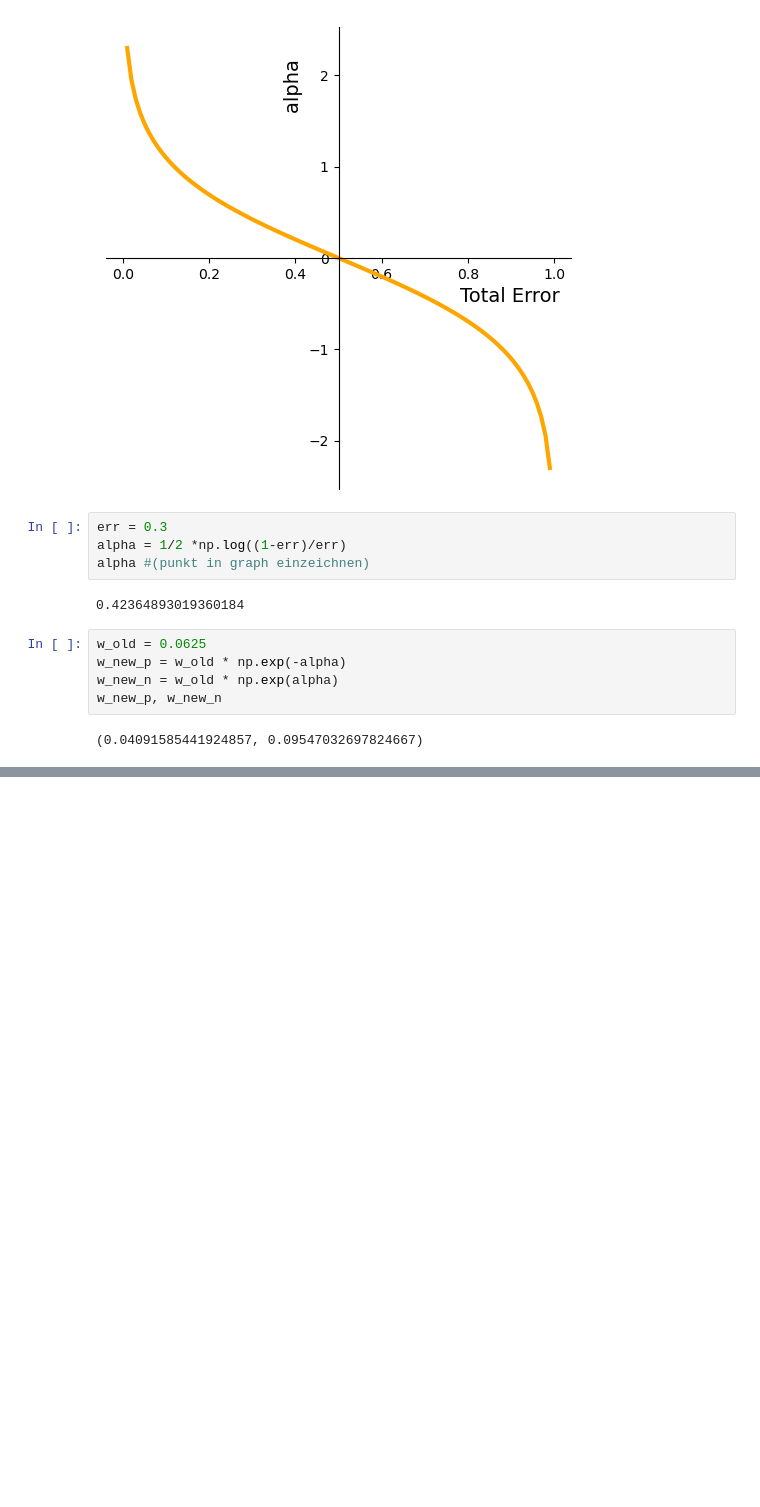
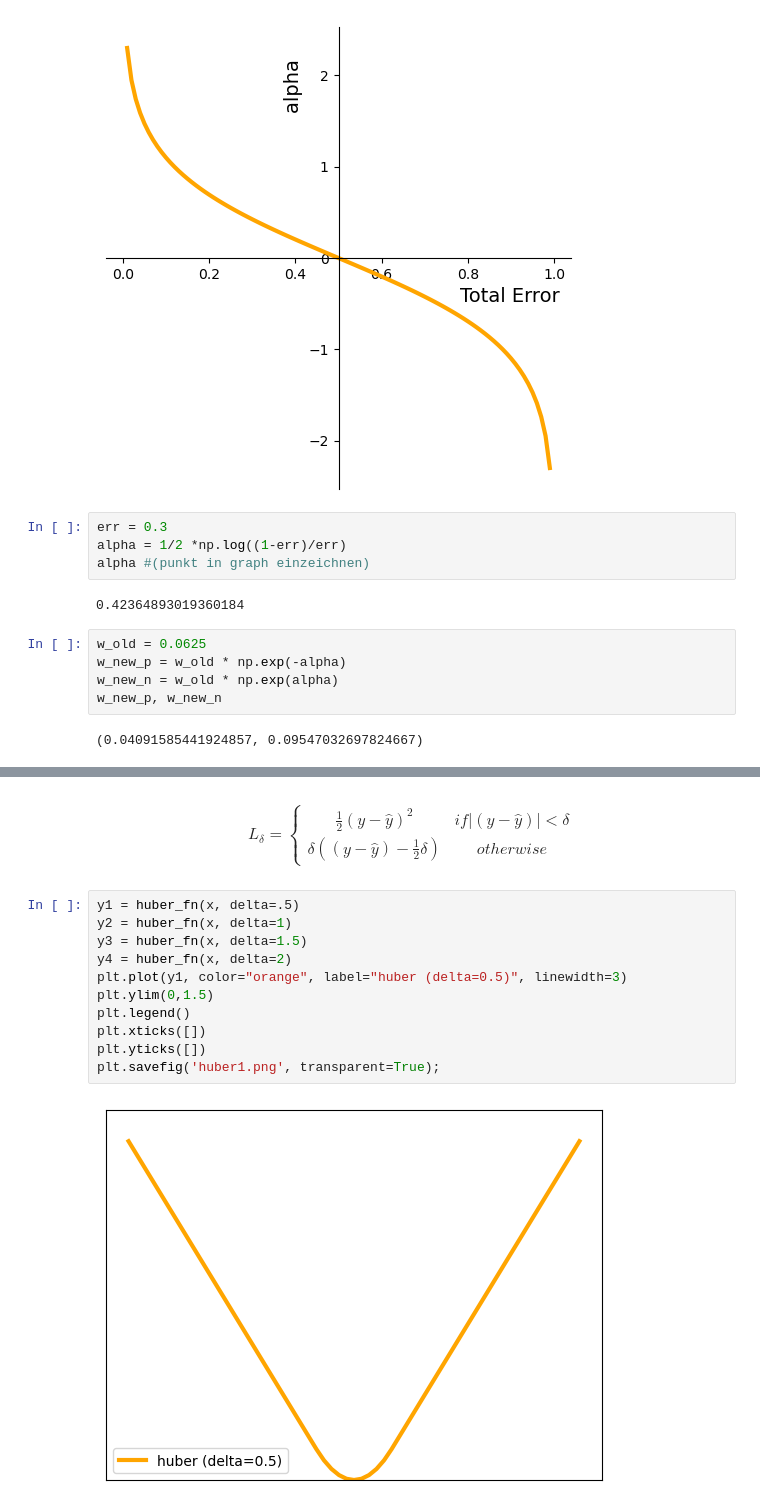
Before and after one commit to froukje/datamapu, a Jupyter notebook: notebooks/plots.ipynb, the cells around one changed output, grey strips where cells are left out. Saved outputs shown, nothing was run; the diff lists cells and outputs as text; blank space fills up the shorter version.

```diff
--- a/notebooks/plots.ipynb
+++ b/notebooks/plots.ipynb
@@ -403,0 +429,19 @@ w_new_p, w_new_n
+# %% [markdown]
+$$L_{\delta}=
+    \left\{\begin{matrix}
+        \frac{1}{2}(y - \hat{y})^{2} & if \left | (y - \hat{y})  \right | < \delta\\
+        \delta ((y - \hat{y}) - \frac1 2 \delta) & otherwise
+    \end{matrix}\right.$$
+# %%
+y1 = huber_fn(x, delta=.5)
+y2 = huber_fn(x, delta=1)
+y3 = huber_fn(x, delta=1.5)
+y4 = huber_fn(x, delta=2)
+plt.plot(y1, color="orange", label="huber (delta=0.5)", linewidth=3)
+plt.ylim(0,1.5)
+plt.legend()
+plt.xticks([])
+plt.yticks([])
+plt.savefig('huber1.png', transparent=True);
+# %% [output]
+[figure, added]
```
Also changed, not shown: parts of 6 cells of this notebook, 13 other files.
